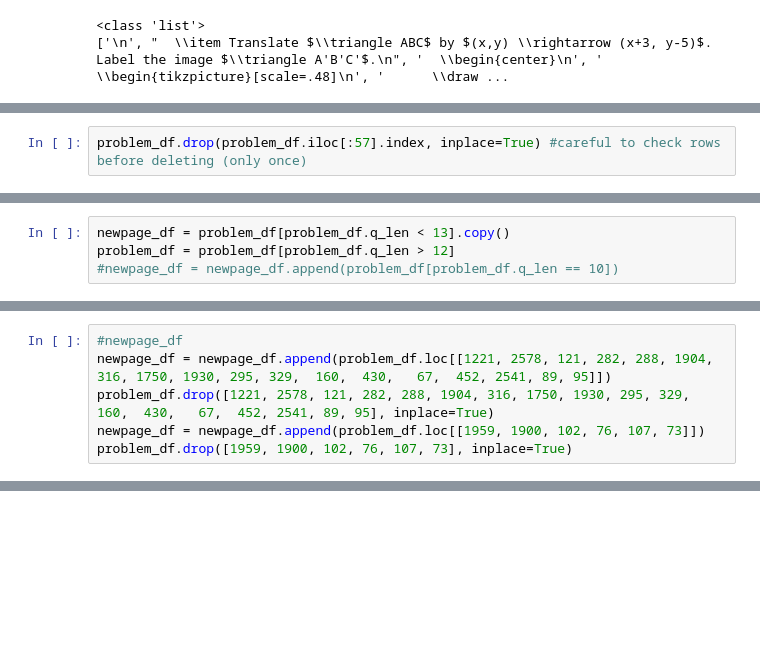
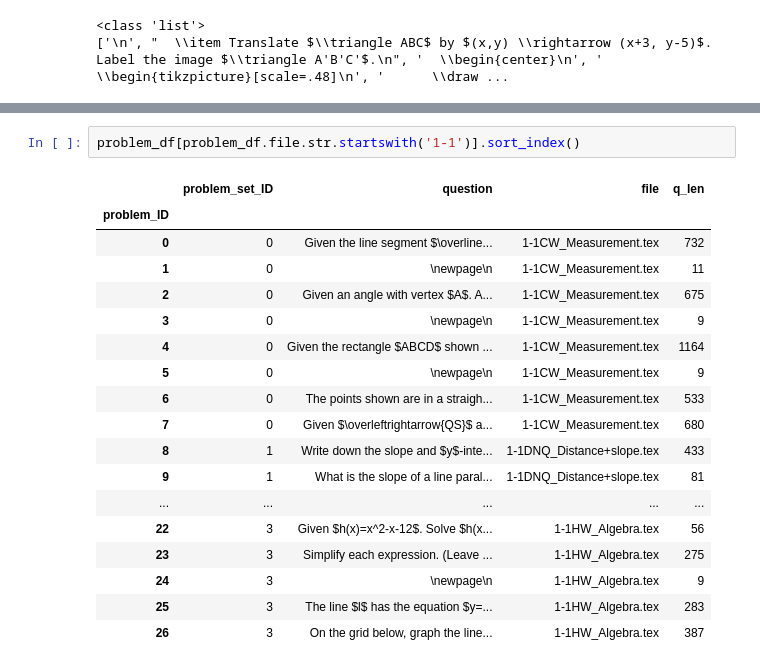
Before and after one commit to chrishuson/mathai, a Jupyter notebook: src/notes.ipynb, the cells around one changed output, grey strips where cells are left out. Cells and saved outputs as stored; diff of their text form; blank space fills up the shorter version.

```diff
--- a/src/notes.ipynb
+++ b/src/notes.ipynb
@@ -428,2 +237,0 @@ p_df.loc[1240].question #561, 1240
-# %%
-problem_df.drop(problem_df.iloc[:57].index, inplace=True) #careful to check rows before deleting (only once)
@@ -438,4 +237,0 @@ problem_df.drop(problem_df.iloc[:57].index, inplace=True) #careful to check rows
-# %%
-newpage_df = problem_df[problem_df.q_len < 13].copy()
-problem_df = problem_df[problem_df.q_len > 12]
-#newpage_df = newpage_df.append(problem_df[problem_df.q_len == 10])
@@ -449,6 +237,0 @@ Int64Index([1221, 2578,  334,  121,  282,  288, 1904,  316, 1750, 1930,  295,
-# %%
-#newpage_df
-newpage_df = newpage_df.append(problem_df.loc[[1221, 2578, 121, 282, 288, 1904, 316, 1750, 1930, 295, 329,  160,  430,   67,  452, 2541, 89, 95]])
-problem_df.drop([1221, 2578, 121, 282, 288, 1904, 316, 1750, 1930, 295, 329,  160,  430,   67,  452, 2541, 89, 95], inplace=True)
-newpage_df = newpage_df.append(problem_df.loc[[1959, 1900, 102, 76, 107, 73]])
-problem_df.drop([1959, 1900, 102, 76, 107, 73], inplace=True)
@@ -519,0 +238,21 @@ p_df.sort_values('n_sub-subsection', ascending=False)[:15]
+# %%
+problem_df[problem_df.file.str.startswith('1-1')].sort_index()
+# %% [output]
+|  | problem_set_ID | question | file | q_len |
+| problem_ID |  |  |  |  |
+| 0 | 0 | Given the line segment $\overline... | 1-1CW_Measurement.tex | 732 |
+| 1 | 0 | \newpage\n | 1-1CW_Measurement.tex | 11 |
+| 2 | 0 | Given an angle with vertex $A$. A... | 1-1CW_Measurement.tex | 675 |
+| 3 | 0 | \newpage\n | 1-1CW_Measurement.tex | 9 |
+| 4 | 0 | Given the rectangle $ABCD$ shown ... | 1-1CW_Measurement.tex | 1164 |
+| 5 | 0 | \newpage\n | 1-1CW_Measurement.tex | 9 |
+| 6 | 0 | The points shown are in a straigh... | 1-1CW_Measurement.tex | 533 |
+| 7 | 0 | Given $\overleftrightarrow{QS}$ a... | 1-1CW_Measurement.tex | 680 |
+| 8 | 1 | Write down the slope and $y$-inte... | 1-1DNQ_Distance+slope.tex | 433 |
+| 9 | 1 | What is the slope of a line paral... | 1-1DNQ_Distance+slope.tex | 81 |
+| ... | ... | ... | ... | ... |
+| 22 | 3 | Given $h(x)=x^2-x-12$. Solve $h(x... | 1-1HW_Algebra.tex | 56 |
+| 23 | 3 | Simplify each expression. (Leave ... | 1-1HW_Algebra.tex | 275 |
+| 24 | 3 | \newpage\n | 1-1HW_Algebra.tex | 9 |
+| 25 | 3 | The line $l$ has the equation $y=... | 1-1HW_Algebra.tex | 283 |
+| 26 | 3 | On the grid below, graph the line... | 1-1HW_Algebra.tex | 387 |
```
Also changed, not shown: parts of 40 cells of this notebook, 5 other files.
